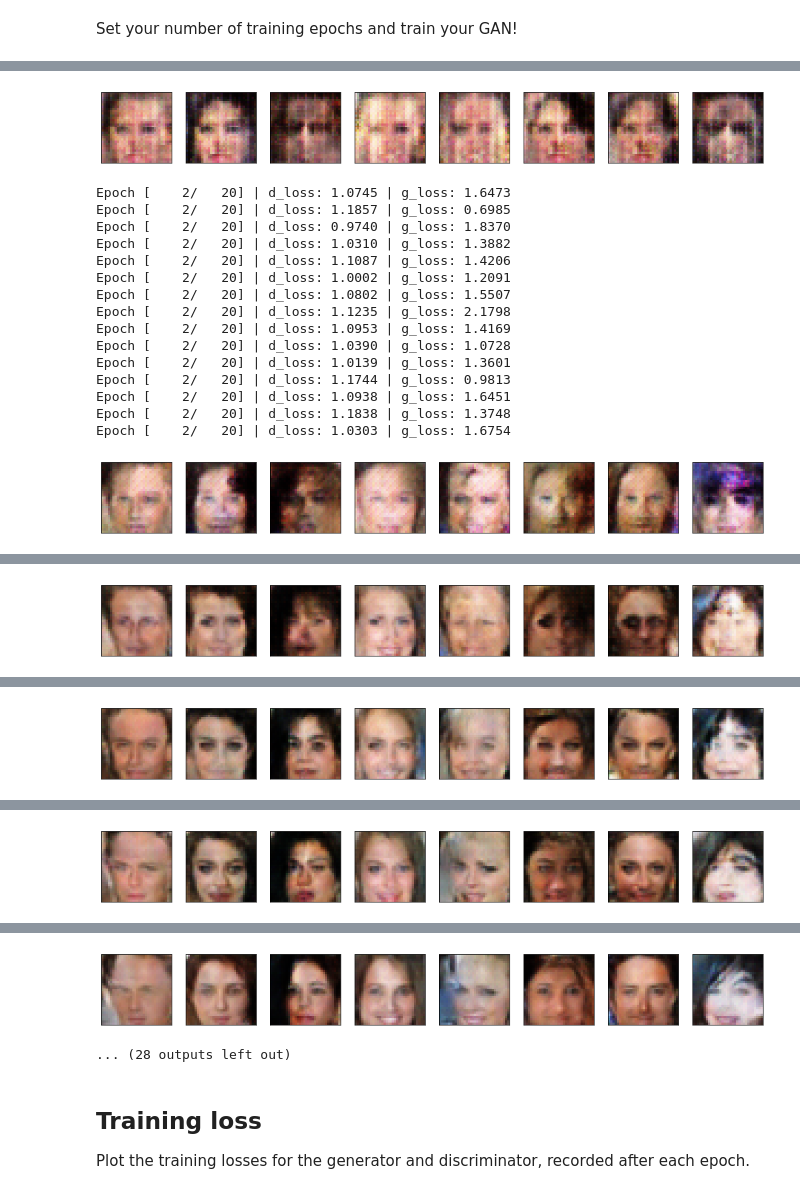
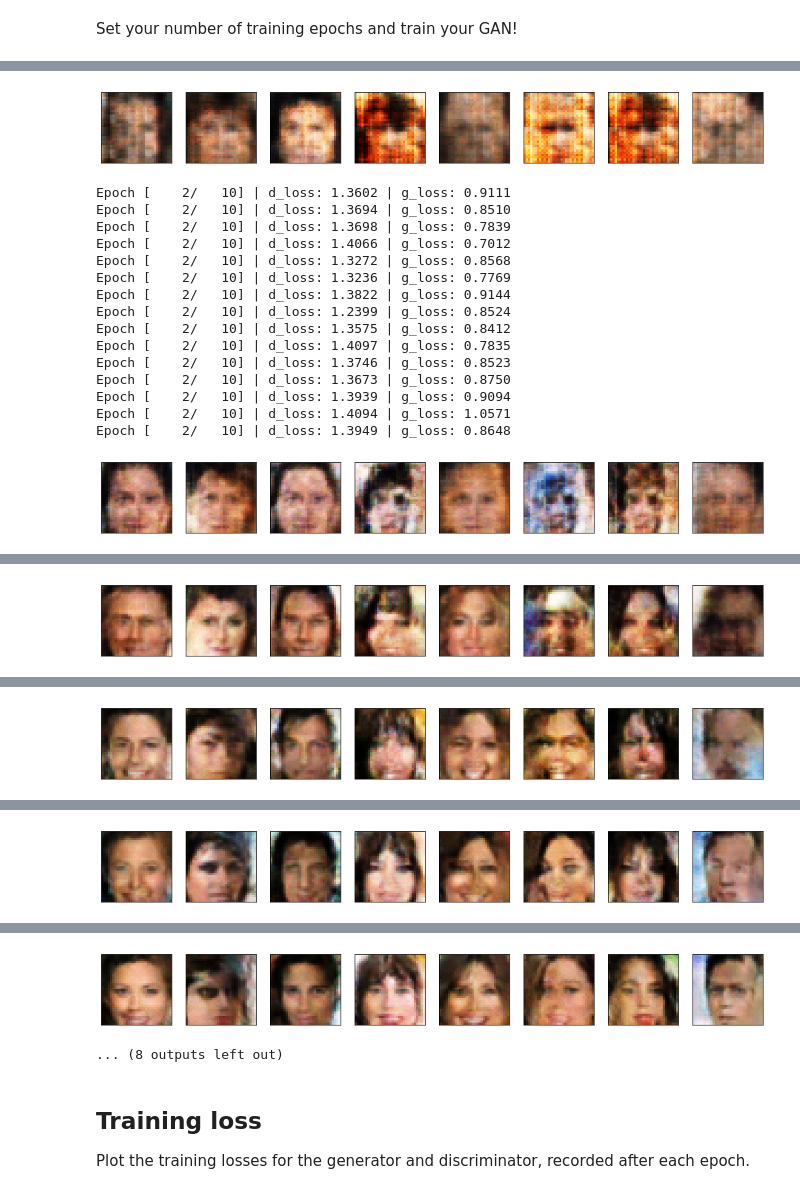
Before and after one commit to olegs/deep-learning-v2-pytorch, a Jupyter notebook: project-face-generation/dlnd_face_generation.ipynb, the cells around one changed output, grey strips where cells are left out. Drawn from its saved outputs; the diff is of its cells as text; code cells hidden in the pictures.

Commit message:
Project face generation: applied reviewer comments

```diff
--- a/project-face-generation/dlnd_face_generation.ipynb
+++ b/project-face-generation/dlnd_face_generation.ipynb
@@ -232,6 +243,9 @@ The generator should upsample an input and generate a *new* image of the same si
 * The inputs to the generator are vectors of some length `z_size`
 * The output should be a image of shape `32x32x3`
 # %%
+# REVIEWER:
+# Similar to implementing dropouts in D, as mentioned in section above,
+# use dropout after each deconv layer except the last.
 class Generator(nn.Module):
 
     def __init__(self, z_size, conv_dim):
@@ -244,21 +258,27 @@ class Generator(nn.Module):
         self.conv_dim = conv_dim
 
         # first, fully-connected layer, 2 fc is worse even with dropout
-        self.fc = nn.Linear(z_size, conv_dim * 8 * 3 * 3)
+        self.fc = nn.Sequential(
+            nn.Linear(z_size, conv_dim * 8 * 3 * 3),
+            nn.Dropout(0.01))
 
         # complete init function
         # generator should have more complexity to generate better images
         self.deconvs = nn.Sequential(
             nn.ConvTranspose2d(in_channels=conv_dim*8, out_channels=conv_dim * 4,
                                kernel_size=3, stride=2, padding=1),
+
+            nn.Dropout(0.01),
             nn.BatchNorm2d(conv_dim*4),
             nn.LeakyReLU(),
             nn.ConvTranspose2d(in_channels=conv_dim*4, out_channels=conv_dim * 2,
                                kernel_size=3, stride=2, padding=1),
+            nn.Dropout(0.01),
             nn.BatchNorm2d(conv_dim*2),
             nn.LeakyReLU(),
             nn.ConvTranspose2d(in_channels=conv_dim*2, out_channels=conv_dim,
                                kernel_size=3, stride=2, padding=1),
+            nn.Dropout(0.01),
             nn.BatchNorm2d(conv_dim),
             nn.LeakyReLU(),
 
@@ -445,7 +465,7 @@ def fake_loss(D_out):
        param, D_out: discriminator logits
        return: fake loss'''
     batch_size = D_out.size(0)
-    labels = torch.rand(batch_size) * 0.3 # https://github.com/soumith/ganhacks
+    labels = torch.rand(batch_size) * 0.1 # https://github.com/soumith/ganhacks
     # move x to GPU, if available
     if train_on_gpu:
         labels = labels.cuda()
@@ -463,9 +483,13 @@ Define optimizers for your models with appropriate hyperparameters.
 import torch.optim as optim
 
 # Optimizers
+# REVIEWER
+# The beta1 is a bit too high. Values like 0.1 to 0.3 have shown to get best results.
+# The current learning rate is okay but can be a bit high.
+# The DCGAN with this architectural structure remains stable with lr between 0.0002 and 0.001.
 # params from original paper as start point
-lr = 0.0005
-beta1=0.5
+lr = 0.0002
+beta1=0.2
 beta2=0.999 # default value
 
 # Create optimizers for the discriminator and generator
@@ -498,7 +522,7 @@ def view_samples(epoch, samples):
         img = ((img + 1)*255 / (2)).astype(np.uint8)
         ax.xaxis.set_visible(False)
         ax.yaxis.set_visible(False)
-        im = ax.imshow(img.reshape((32,32,3)))
+        im = ax.imshow(img.reshape((img_size,img_size,3)))
     plt.show()
 # %%
 def train(D, G, n_epochs, print_every=50):
@@ -614,7 +638,7 @@ def train(D, G, n_epochs, print_every=50):
 Set your number of training epochs and train your GAN!
 # %%
 # set number of epochs
-n_epochs = 20
+n_epochs = 10
 
 """
 DON'T MODIFY ANYTHING IN THIS CELL
@@ -640,17 +664,17 @@ Epoch [    1/   20] | d_loss: 1.0975 | g_loss: 1.2578
-[figure, old version]
+[figure, new version]
-Epoch [    2/   20] | d_loss: 1.0745 | g_loss: 1.6473
-Epoch [    2/   20] | d_loss: 1.1857 | g_loss: 0.6985
-Epoch [    2/   20] | d_loss: 0.9740 | g_loss: 1.8370
-Epoch [    2/   20] | d_loss: 1.0310 | g_loss: 1.3882
-Epoch [    2/   20] | d_loss: 1.1087 | g_loss: 1.4206
-Epoch [    2/   20] | d_loss: 1.0002 | g_loss: 1.2091
-Epoch [    2/   20] | d_loss: 1.0802 | g_loss: 1.5507
-Epoch [    2/   20] | d_loss: 1.1235 | g_loss: 2.1798
-Epoch [    2/   20] | d_loss: 1.0953 | g_loss: 1.4169
-Epoch [    2/   20] | d_loss: 1.0390 | g_loss: 1.0728
-Epoch [    2/   20] | d_loss: 1.0139 | g_loss: 1.3601
-Epoch [    2/   20] | d_loss: 1.1744 | g_loss: 0.9813
-Epoch [    2/   20] | d_loss: 1.0938 | g_loss: 1.6451
-Epoch [    2/   20] | d_loss: 1.1838 | g_loss: 1.3748
-Epoch [    2/   20] | d_loss: 1.0303 | g_loss: 1.6754
+Epoch [    2/   10] | d_loss: 1.3602 | g_loss: 0.9111
+Epoch [    2/   10] | d_loss: 1.3694 | g_loss: 0.8510
+Epoch [    2/   10] | d_loss: 1.3698 | g_loss: 0.7839
+Epoch [    2/   10] | d_loss: 1.4066 | g_loss: 0.7012
+Epoch [    2/   10] | d_loss: 1.3272 | g_loss: 0.8568
+Epoch [    2/   10] | d_loss: 1.3236 | g_loss: 0.7769
+Epoch [    2/   10] | d_loss: 1.3822 | g_loss: 0.9144
+Epoch [    2/   10] | d_loss: 1.2399 | g_loss: 0.8524
+Epoch [    2/   10] | d_loss: 1.3575 | g_loss: 0.8412
+Epoch [    2/   10] | d_loss: 1.4097 | g_loss: 0.7835
+Epoch [    2/   10] | d_loss: 1.3746 | g_loss: 0.8523
+Epoch [    2/   10] | d_loss: 1.3673 | g_loss: 0.8750
+Epoch [    2/   10] | d_loss: 1.3939 | g_loss: 0.9094
+Epoch [    2/   10] | d_loss: 1.4094 | g_loss: 1.0571
+Epoch [    2/   10] | d_loss: 1.3949 | g_loss: 0.8648
-[figure, old version]
+[figure, new version]
@@ -672 +696 @@ Epoch [    3/   20] | d_loss: 1.0866 | g_loss: 1.2180
-[figure, old version]
+[figure, new version]
@@ -688 +712 @@ Epoch [    4/   20] | d_loss: 1.1135 | g_loss: 0.9550
-[figure, old version]
+[figure, new version]
@@ -704 +728 @@ Epoch [    5/   20] | d_loss: 1.1932 | g_loss: 1.3215
-[figure, old version]
+[figure, new version]
@@ -720,5 +744,5 @@ Epoch [    6/   20] | d_loss: 1.2036 | g_loss: 0.9143
-[figure, old version]
+[figure, new version]
-... (28 outputs left out)
+... (8 outputs left out)
 # %% [markdown]
 ## Training loss
 
```
Also changed, not shown: parts of 9 cells of this notebook.
